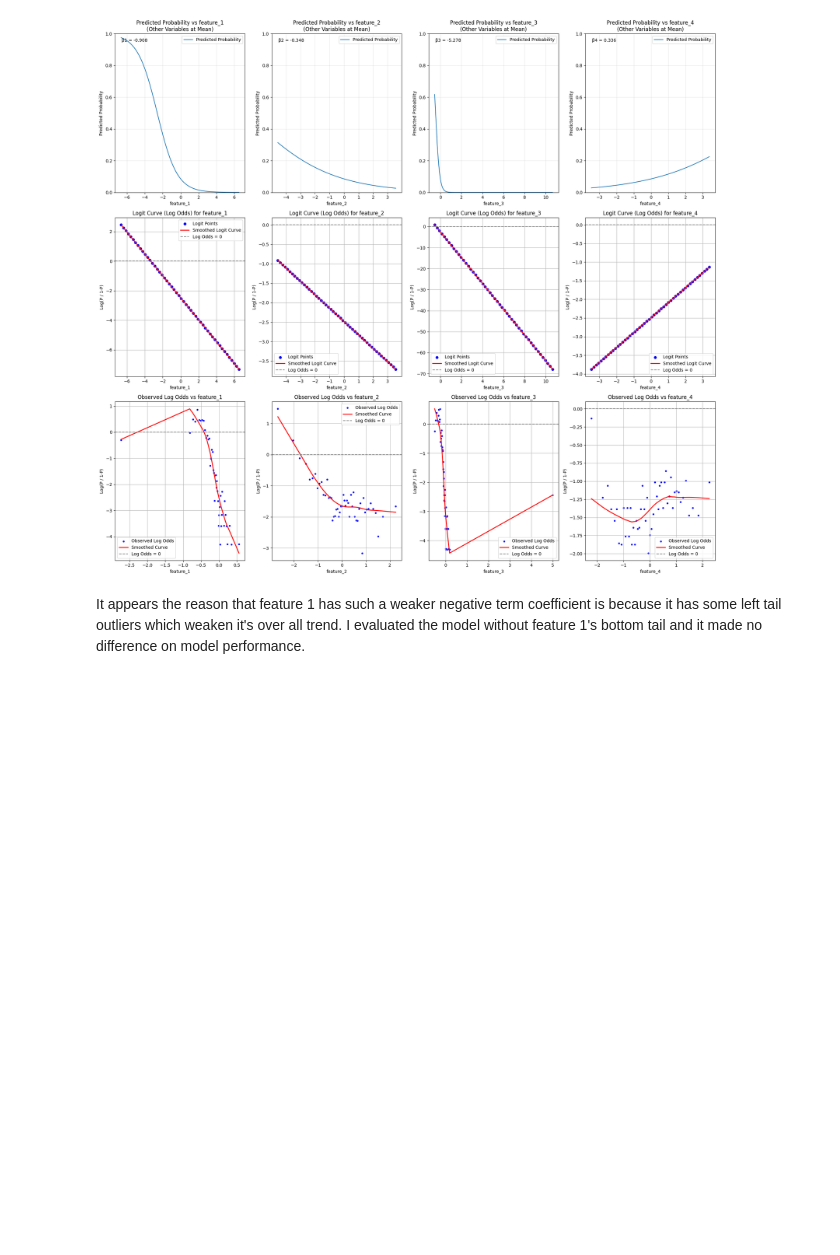
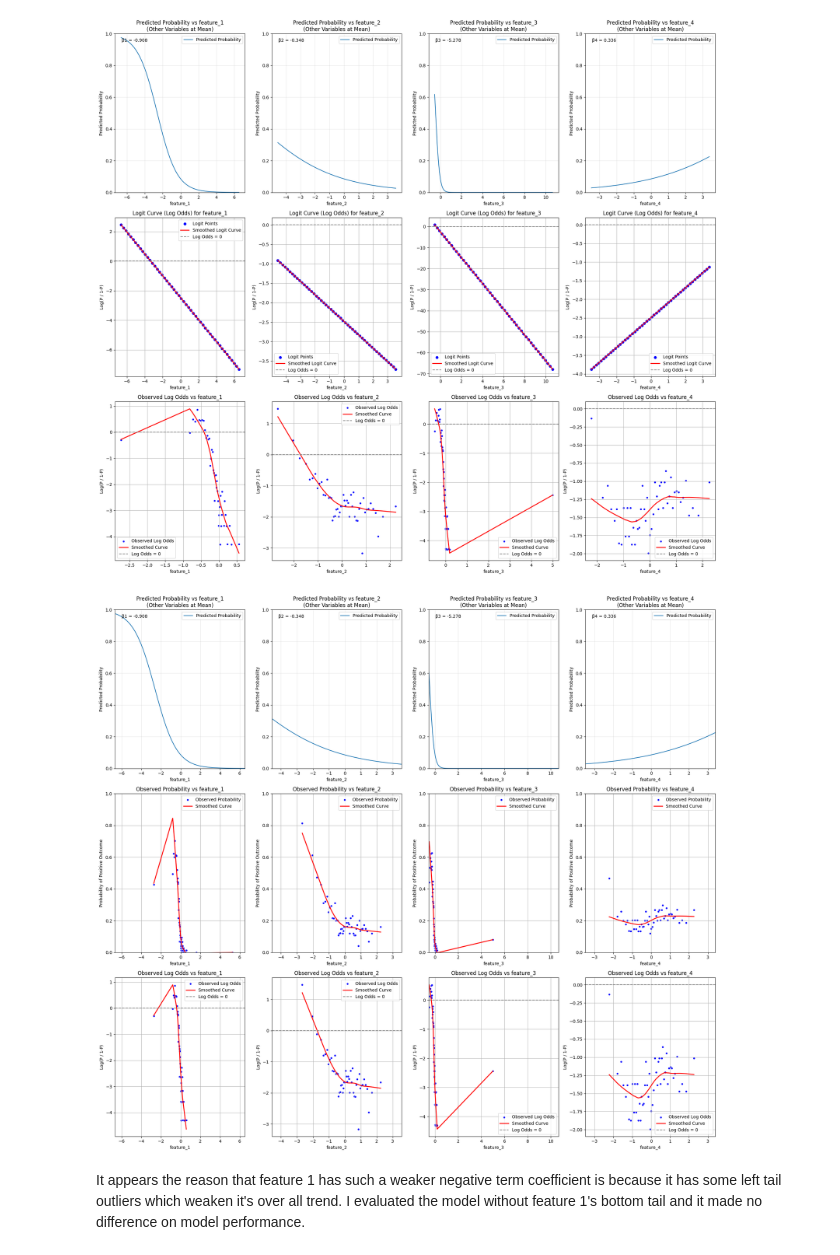
Before and after one commit to Jacob-J-Richards/DS_DA_Projects, a Jupyter notebook: 3-90+_DaysPastDue/Main.ipynb, the cells around one changed output. Cells and saved outputs as stored; diff of their text form; code cells hidden in the pictures; blank space fills up the shorter version.

```diff
--- a/3-90+_DaysPastDue/Main.ipynb
+++ b/3-90+_DaysPastDue/Main.ipynb
@@ -427,6 +427,78 @@ Optimization terminated successfully.
          Current function value: 0.393480
          Iterations 8
 [figure]
+# %%
+import matplotlib.pyplot as plt
+import numpy as np
+import seaborn as sns
+import statsmodels.api as sm
+
+X = train[['feature_1', 'feature_2', 'feature_3', 'feature_4']]
+y = train['y']
+
+lr_model = LogisticRegression(random_state=42)
+lr_model.fit(X, y)
+
+fig1, ((ax1, ax2, ax3, ax4), (ax5, ax6, ax7, ax8), (ax9, ax10, ax11, ax12)) = plt.subplots(3, 4, figsize=(20, 18))
+
+mean_values = X.mean()
+coefficients = lr_model.coef_[0]
+
+for i, feature in enumerate(['feature_1', 'feature_2', 'feature_3', 'feature_4']):
+    x_range = np.linspace(X[feature].min(), X[feature].max(), 100)
+
+    pred_data = np.tile(mean_values, (100, 1))
+    pred_data = pd.DataFrame(pred_data, columns=X.columns)
+    pred_data[feature] = x_range
+
+    y_pred = lr_model.predict_proba(pred_data)[:, 1]
+
+    axes_top = [ax1, ax2, ax3, ax4]
+    axes_top[i].plot(x_range, y_pred, label='Predicted Probability')
+    axes_top[i].text(0.05, 0.95, f'β{i+1} = {coefficients[i]:.3f}', transform=axes_top[i].transAxes)
+    axes_top[i].set_title(f'Predicted Probability vs {feature}\n(Other Variables at Mean)')
+    axes_top[i].set_ylabel('Predicted Probability')
+    axes_top[i].set_xlabel(feature)
+    axes_top[i].grid(True, alpha=0.3)
+    axes_top[i].set_ylim(0, 1)
+    axes_top[i].set_xlim(X[feature].min(), X[feature].max())
+    axes_top[i].legend()
+
+    bins = pd.qcut(X[feature], q=50, duplicates='drop')
+    bin_means = X.groupby(bins)[feature].mean()
+    bin_probs = train.groupby(bins)['y'].mean()
+    bin_log_odds = np.log(bin_probs / (1 - bin_probs))
+
+    axes_middle = [ax5, ax6, ax7, ax8]
+    sns.scatterplot(x=bin_means, y=bin_probs, ax=axes_middle[i], color='blue', s=20, label='Observed Probability')
+    sns.regplot(x=bin_means, y=bin_probs, scatter=False, lowess=True,
+                color='red', line_kws={'lw': 2}, ax=axes_middle[i], label='Smoothed Curve')
+
+    axes_middle[i].set_title(f'Observed Probability vs {feature}')
+    axes_middle[i].set_xlabel(feature)
+    axes_middle[i].set_ylabel('Probability of Positive Outcome')
+    axes_middle[i].set_ylim(0, 1)
+    axes_middle[i].set_xlim(X[feature].min(), X[feature].max())
+    axes_middle[i].legend()
+    axes_middle[i].grid(True)
+
+    axes_bottom = [ax9, ax10, ax11, ax12]
+    sns.scatterplot(x=bin_means, y=bin_log_odds, ax=axes_bottom[i], color='blue', s=20, label='Observed Log Odds')
+    sns.regplot(x=bin_means, y=bin_log_odds, scatter=False, lowess=True,
+                color='red', line_kws={'lw': 2}, ax=axes_bottom[i], label='Smoothed Curve')
+
+    axes_bottom[i].set_title(f'Observed Log Odds vs {feature}')
+    axes_bottom[i].set_xlabel(feature)
+    axes_bottom[i].set_ylabel('Log(P / 1-P)')
+    axes_bottom[i].axhline(0, color='grey', linestyle='--', label='Log Odds = 0')
+    axes_bottom[i].set_xlim(X[feature].min(), X[feature].max())
+    axes_bottom[i].legend()
+    axes_bottom[i].grid(True)
+
+plt.tight_layout()
+plt.show()
+# %% [output]
+[figure, added]
 # %% [markdown]
 It appears the reason that feature 1 has such a weaker negative term coefficient is because it has some left tail outliers which weaken it's over all trend.
 I evaluated the model without feature 1's bottom tail and it made no difference on model performance.
```
Also changed, not shown: 1 other file.
